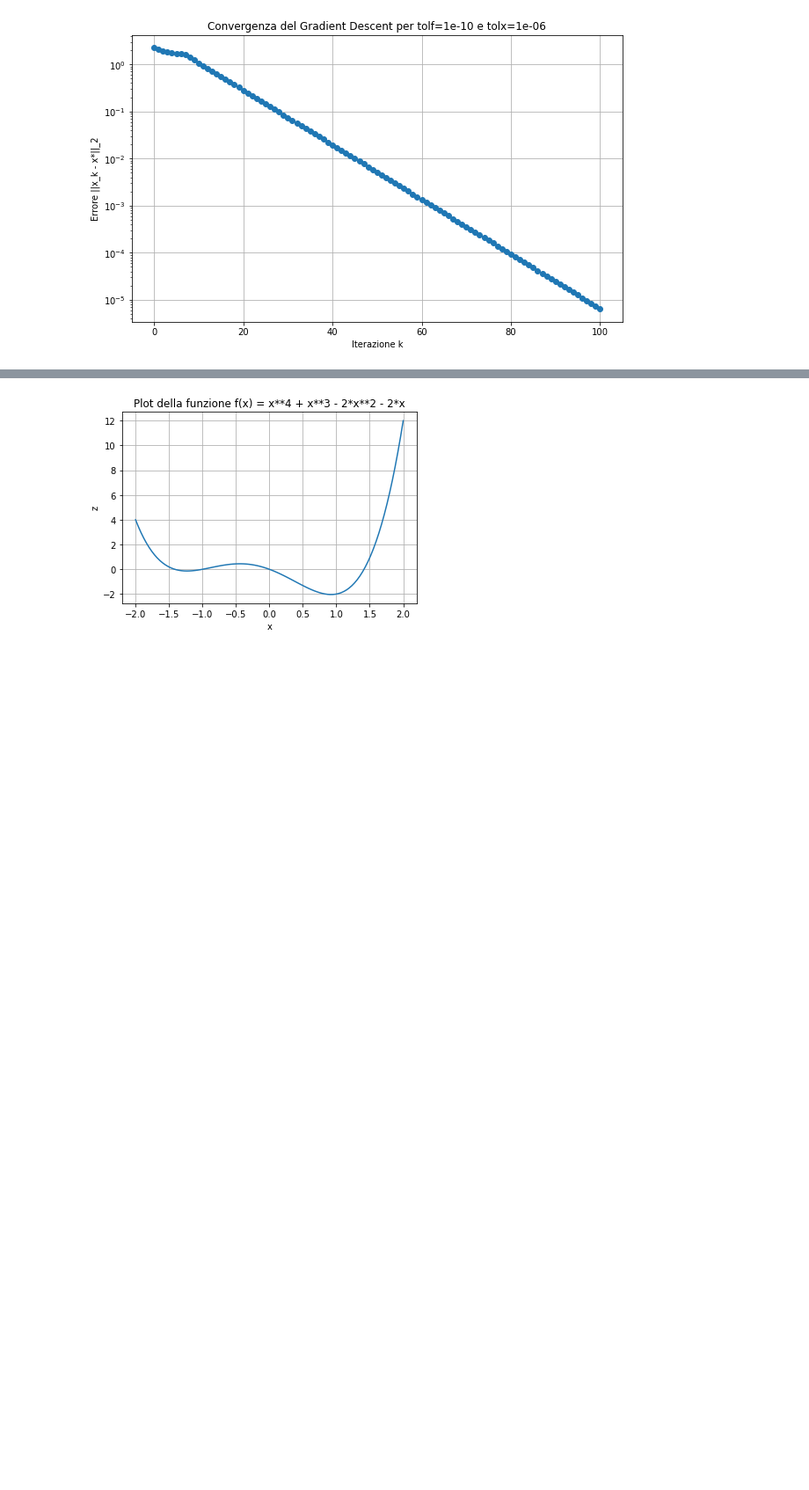
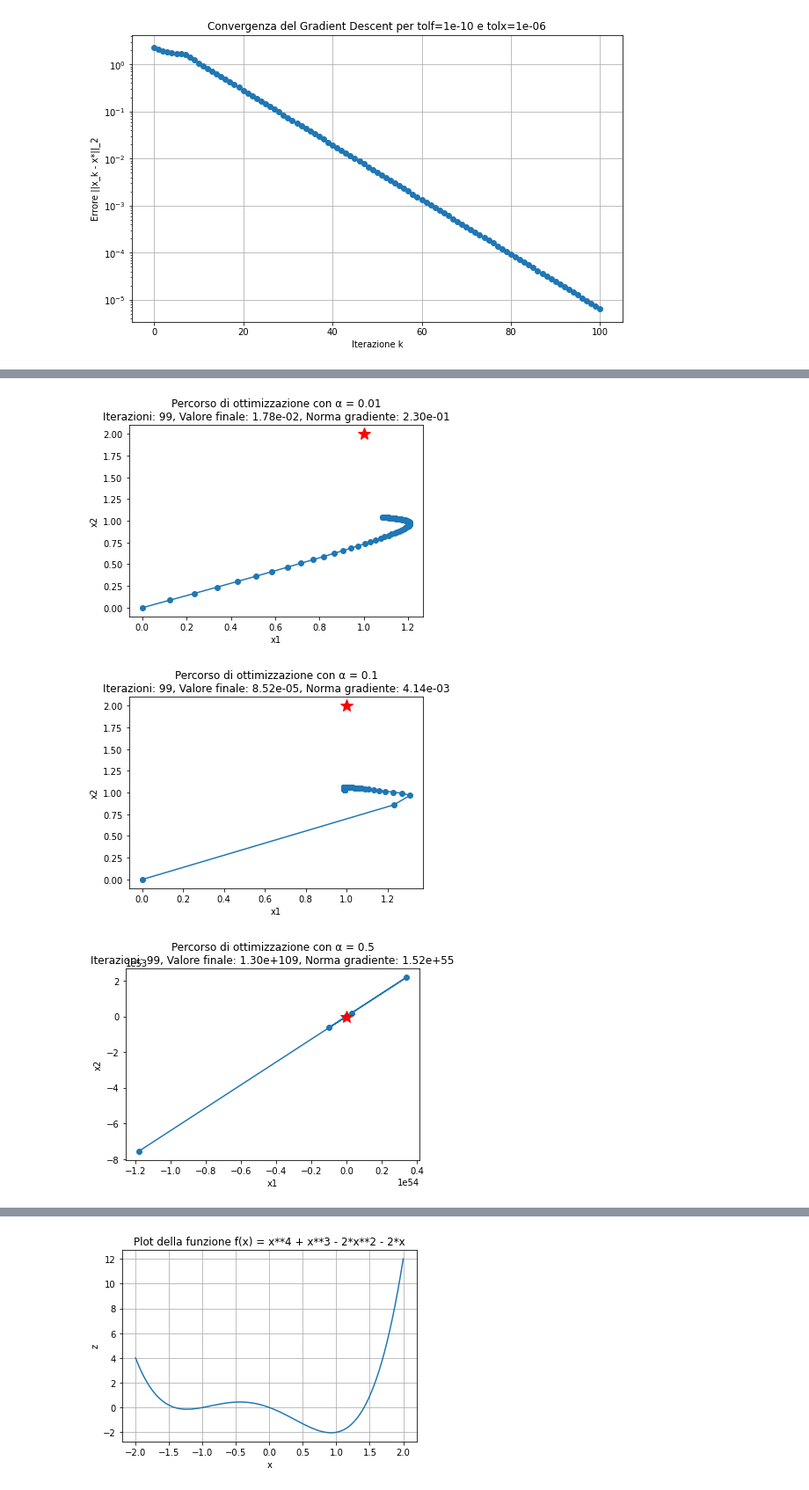
Before and after one commit to francescobaio/SMMhomeworks, a Jupyter notebook: SMM_homework3/homework3_part1.ipynb, the cells around one changed output, grey strips where cells are left out. Shown at 88% size. Saved outputs shown, nothing was run; the diff lists cells and outputs as text; code cells hidden in the pictures; blank space fills up the shorter version.

```diff
--- a/SMM_homework3/homework3_part1.ipynb
+++ b/SMM_homework3/homework3_part1.ipynb
@@ -671,0 +758,27 @@ tolf: 1e-10, tolx: 1e-10 -> Iterazioni: 99, Valore finale: 4.1929711155505456e-1
+# %%
+x0 = np.zeros(n)  # Punto iniziale per n=5
+kmax = 100  # Numero massimo di iterazioni
+tolf = 1e-6  # Tolleranza sul gradiente
+tolx = 1e-6  # Tolleranza sulla posizione
+alphas = [0.01, 0.1, 0.5, 1.0]  # Some alpha values to test
+
+
+
+results_nobacktracking = {}
+for alpha in alphas:
+    results_nobacktracking[alpha] = gradient_descent_fixalpha(f3, grad_f3, x0, kmax, tolf, tolx, alpha)
+
+# print(results_nobacktracking)
+
+
+
+for alpha, result in results_nobacktracking.items():
+    path, num_iterations, f_val, grads, err = result
+    final_point = path[-1]
+    final_func_value = f_val[-1]
+    final_grad_norm = np.linalg.norm(grads[-1])
+    plot_optimization_path(path, f"Percorso di ottimizzazione con α = {alpha}", num_iterations, final_func_value, final_grad_norm)
+# %% [output]
+[figure, added]
+[figure, added]
+[figure, added]
```
Also changed, not shown: parts of 8 cells of this notebook, 1 other file.
